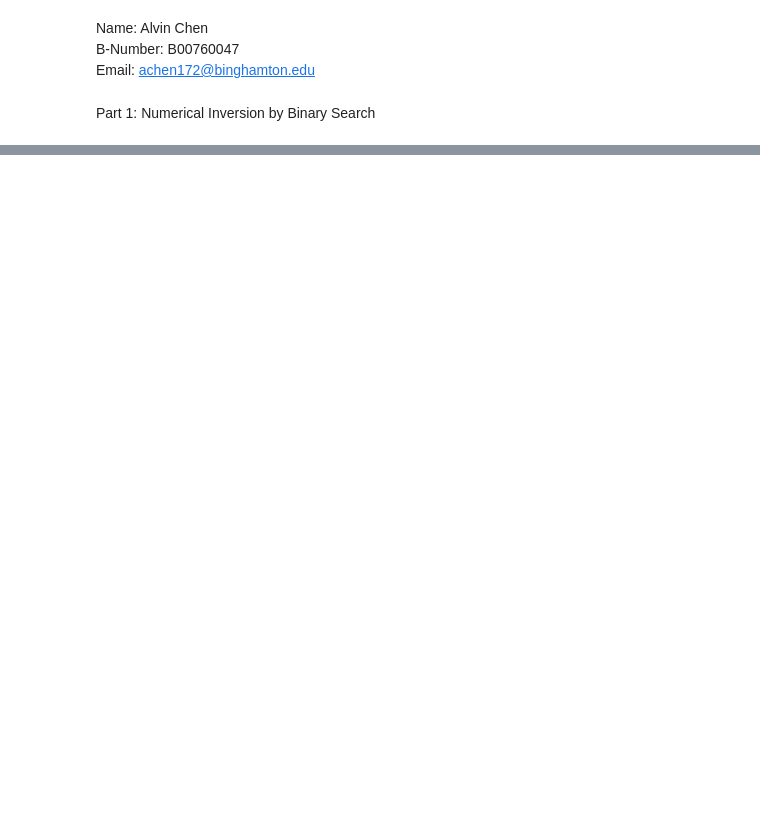
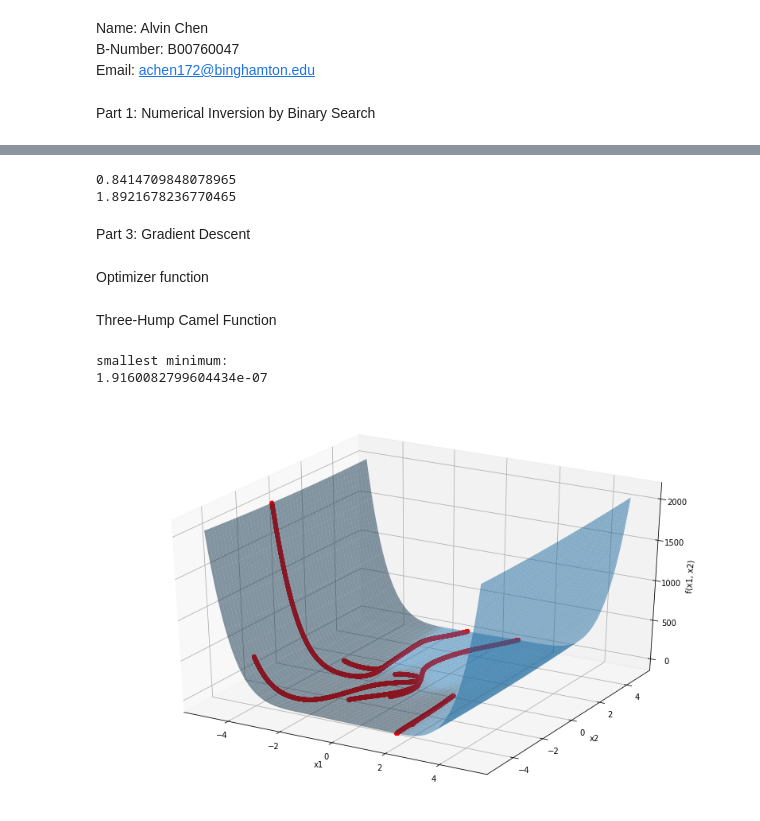
Before and after one commit to atenchen/220-lab4, a Jupyter notebook: assignment_1.ipynb, the cells around one changed output, grey strips where cells are left out. Drawn from its saved outputs; the diff is of its cells as text; code cells hidden in the pictures; blank space fills up the shorter version.

```diff
--- a/assignment_1.ipynb
+++ b/assignment_1.ipynb
@@ -64,0 +75,12 @@ print(integrate(g,-1,1))
+# %%
+def g(x):
+  return math.sin(x)/x
+print(g(1))
+print(integrate(g,-1,1))
+# %% [output]
+0.8414709848078965
+1.8921678236770465
+# %% [markdown]
+Part 3: Gradient Descent
+# %% [markdown]
+Optimizer function
@@ -64,0 +116,66 @@ print(integrate(g,-1,1))
+# %% [markdown]
+Three-Hump Camel Function
+# %%
+from mpl_toolkits import mplot3d
+import numpy as np
+import matplotlib.pyplot as plt
+import random
+
+# implementation of thcf
+
+def thcf(x1, x2):
+  return 2*(x1**2) - 1.05*(x1**4) + (x1**6)/6 + x1 * x2 + x2**2
+
+# implementation of the gradient function of thcf
+def thcf_grad(point):
+  x1 = point[0]
+  x2 = point[1]
+  return (4*x1 - 4.2*(x1**3) + x1**5 + x2, x1 + 2*x2)
+
+# print(opt(thcf_grad, (random.randrange(11) - 5, random.randrange(11) - 5), 0.001)) >> Commented out test for optimizer using gradient of thcf
+
+# surface-plot of thcf
+
+x = np.linspace(-5,5,num = 100)
+y = np.linspace(-5,5,num = 100)
+x,y = np.meshgrid(x,y)
+z = (thcf(x,y))
+z_prime = thcf(y,x)
+
+fig = plt.figure(figsize =(14, 9))
+ax = plt.axes(projection ='3d')
+ax = plt.axes(projection ='3d')
+
+ax.plot_surface(x, y, z, alpha = 0.5)
+
+# scatter plot of 10 different paths of gradient descent
+# prints out value of the smallest minimum found
+
+smallest_minimum_point = opt(thcf_grad,( random.randrange(21) - 10, random.randrange(21) - 10), 0.001)[-1]
+smallest_minimum = thcf(smallest_minimum_point[0], smallest_minimum_point[1])
+for i in range(10):
+  grad_desc = opt(thcf_grad,( random.randrange(11) - 5, random.randrange(11) - 5), 0.001)
+  x_axis = []
+  y_axis = []
+  for i in grad_desc:
+    x_axis.append(i[0])
+    y_axis.append(i[1])
+  if smallest_minimum > thcf(x_axis[-1],y_axis[-1]):
+    smallest_minimum_point = grad_desc[-1]
+    smallest_minimum = thcf(x_axis[-1],y_axis[-1])
+  vector_thcf = np.vectorize(thcf)
+  z_axis = vector_thcf(x_axis, y_axis)
+  ax.scatter3D(x_axis, y_axis, z_axis, color = 'red')
+print("smallest minimum:")
+print(smallest_minimum)
+ax.scatter3D(x_axis, y_axis, z_axis, color = 'red')
+
+ax.set_ylabel('x2')
+ax.set_xlabel('x1')
+ax.set_zlabel('f(x1, x2)')
+
+plt.show()
+# %% [output]
+smallest minimum:
+1.9160082799604434e-07
+[figure, added]
```
Also changed, not shown: parts of 14 cells of this notebook.
